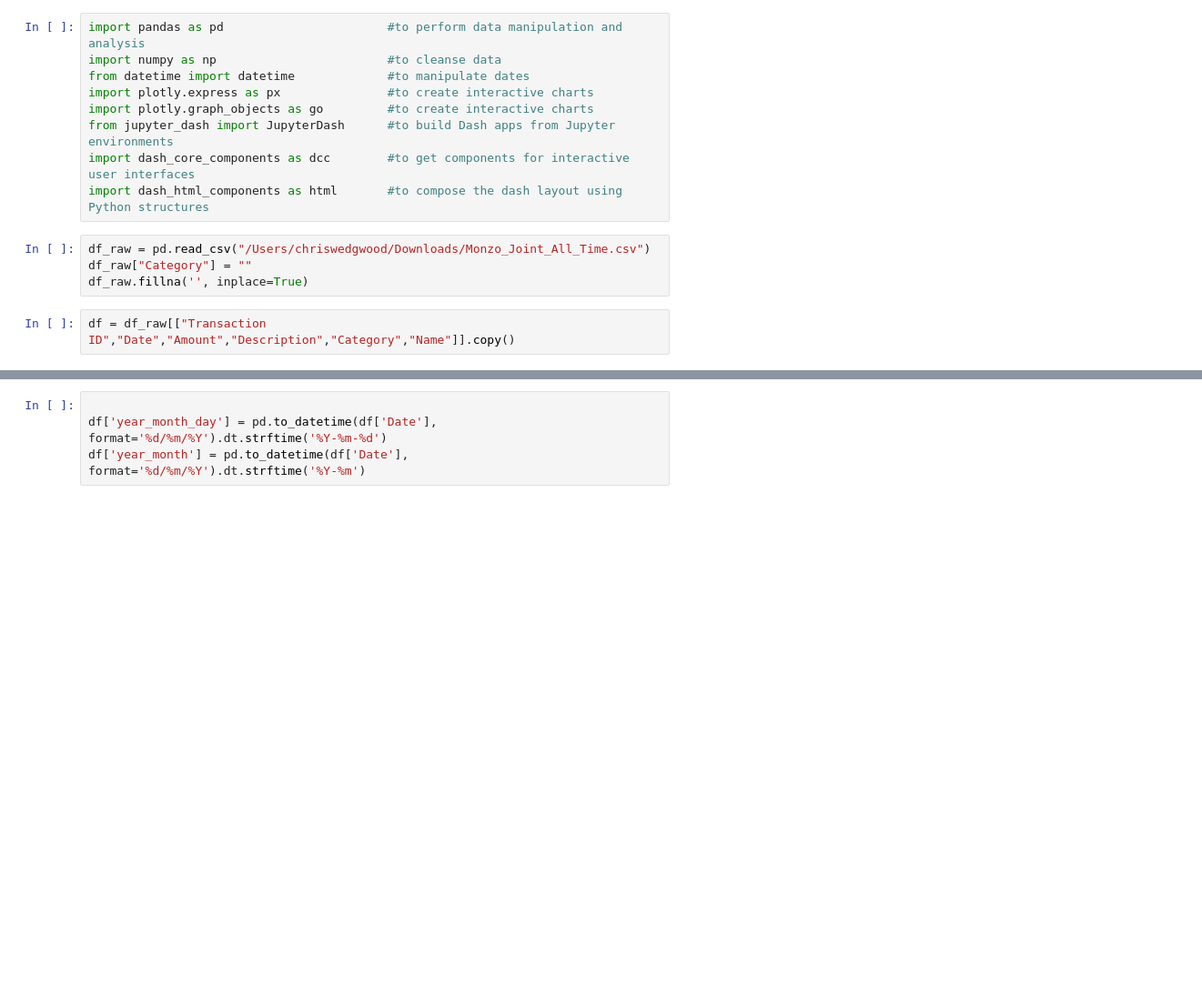
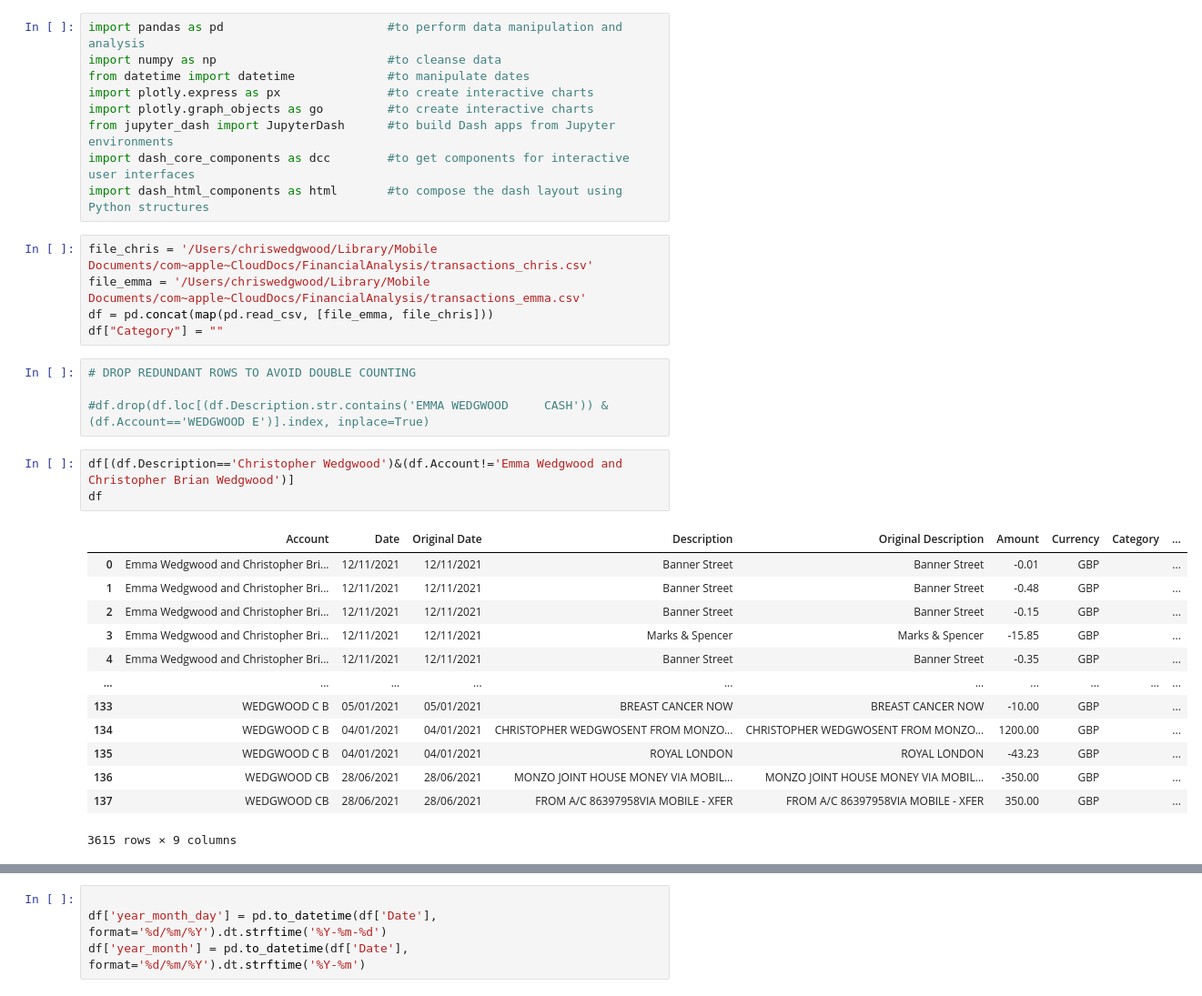
Before and after one commit to chriswedgwood/chriswedgwood, a Jupyter notebook: Finances.ipynb, the cells around one changed output, grey strips where cells are left out. Shown at 91% size. Cells and saved outputs as stored; diff of their text form; blank space fills up the shorter version.

```diff
--- a/Finances.ipynb
+++ b/Finances.ipynb
@@ -7,9 +7,29 @@ import plotly.graph_objects as go         #to create interactive charts
 from jupyter_dash import JupyterDash      #to build Dash apps from Jupyter environments
 import dash_core_components as dcc        #to get components for interactive user interfaces
 import dash_html_components as html       #to compose the dash layout using Python structures
-# %%
-df_raw = pd.read_csv("/Users/chriswedgwood/Downloads/Monzo_Joint_All_Time.csv")
-df_raw["Category"] = ""
-df_raw.fillna('', inplace=True)
-# %%
-df = df_raw[["Transaction ID","Date","Amount","Description","Category","Name"]].copy()
+# %%
+file_chris = '/Users/chriswedgwood/Library/Mobile Documents/com~apple~CloudDocs/FinancialAnalysis/transactions_chris.csv'
+file_emma = '/Users/chriswedgwood/Library/Mobile Documents/com~apple~CloudDocs/FinancialAnalysis/transactions_emma.csv'
+df = pd.concat(map(pd.read_csv, [file_emma, file_chris]))
+df["Category"] = ""
+# %%
+# DROP REDUNDANT ROWS TO AVOID DOUBLE COUNTING
+
+#df.drop(df.loc[(df.Description.str.contains('EMMA WEDGWOOD     CASH')) & (df.Account=='WEDGWOOD E')].index, inplace=True)
+# %%
+df[(df.Description=='Christopher Wedgwood')&(df.Account!='Emma Wedgwood and Christopher Brian Wedgwood')]
+df
+# %% [output]
+|  | Account | Date | Original Date | Description | Original Description | Amount | Currency | Category | ... |
+| 0 | Emma Wedgwood and Christopher Bri... | 12/11/2021 | 12/11/2021 | Banner Street | Banner Street | -0.01 | GBP |  | ... |
+| 1 | Emma Wedgwood and Christopher Bri... | 12/11/2021 | 12/11/2021 | Banner Street | Banner Street | -0.48 | GBP |  | ... |
+| 2 | Emma Wedgwood and Christopher Bri... | 12/11/2021 | 12/11/2021 | Banner Street | Banner Street | -0.15 | GBP |  | ... |
+| 3 | Emma Wedgwood and Christopher Bri... | 12/11/2021 | 12/11/2021 | Marks & Spencer | Marks & Spencer | -15.85 | GBP |  | ... |
+| 4 | Emma Wedgwood and Christopher Bri... | 12/11/2021 | 12/11/2021 | Banner Street | Banner Street | -0.35 | GBP |  | ... |
+| ... | ... | ... | ... | ... | ... | ... | ... | ... | ... |
+| 133 | WEDGWOOD C B | 05/01/2021 | 05/01/2021 | BREAST CANCER NOW | BREAST CANCER NOW | -10.00 | GBP |  | ... |
+| 134 | WEDGWOOD C B | 04/01/2021 | 04/01/2021 | CHRISTOPHER WEDGWOSENT FROM MONZO... | CHRISTOPHER WEDGWOSENT FROM MONZO... | 1200.00 | GBP |  | ... |
+| 135 | WEDGWOOD C B | 04/01/2021 | 04/01/2021 | ROYAL LONDON | ROYAL LONDON | -43.23 | GBP |  | ... |
+| 136 | WEDGWOOD CB | 28/06/2021 | 28/06/2021 | MONZO JOINT HOUSE MONEY VIA MOBIL... | MONZO JOINT HOUSE MONEY VIA MOBIL... | -350.00 | GBP |  | ... |
+| 137 | WEDGWOOD CB | 28/06/2021 | 28/06/2021 | FROM A/C 86397958VIA MOBILE - XFER | FROM A/C 86397958VIA MOBILE - XFER | 350.00 | GBP |  | ... |
+3615 rows × 9 columns
```
Also changed, not shown: parts of 17 cells of this notebook.
